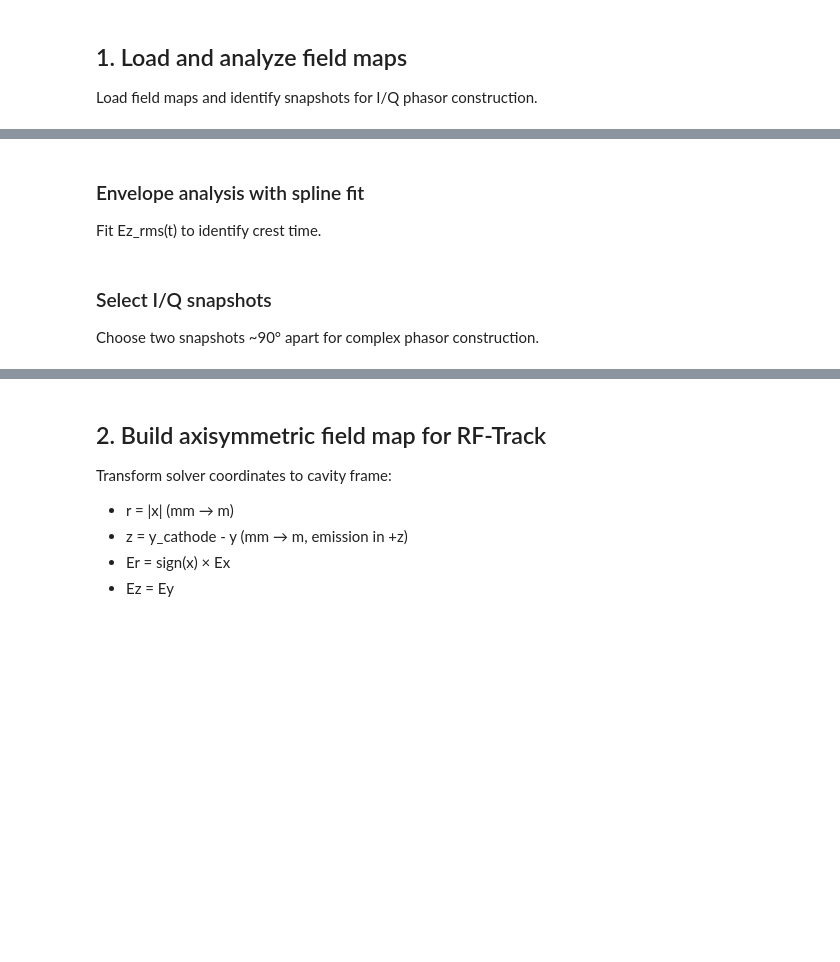
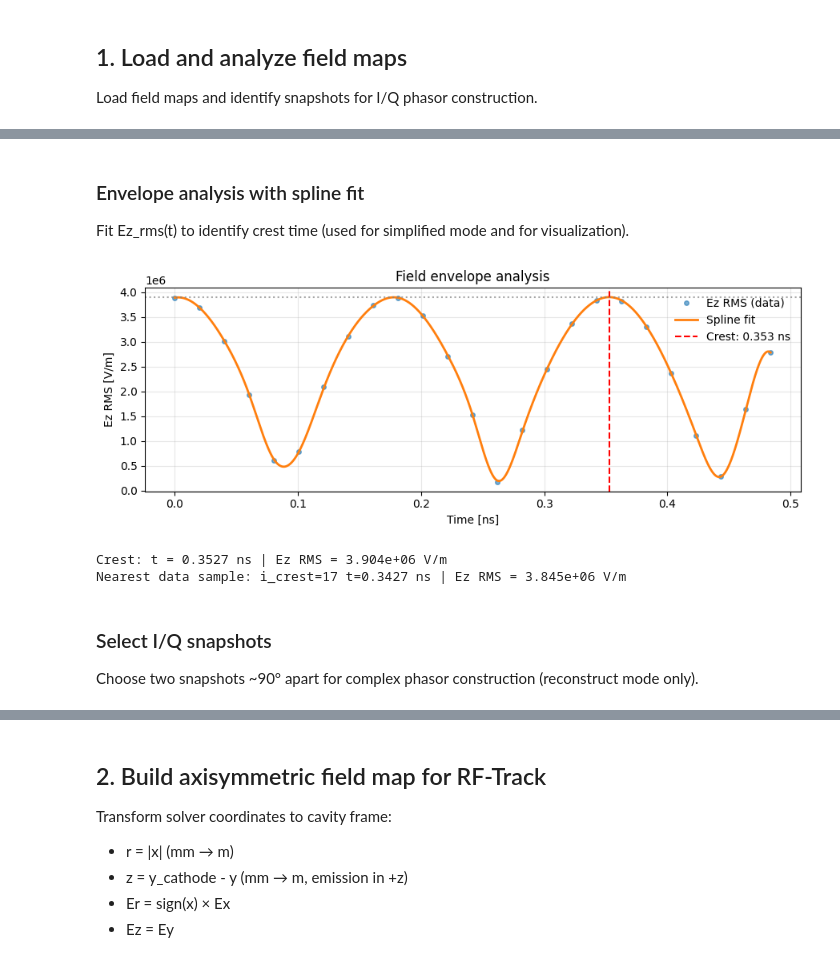
Before and after one commit to Ioniels/RF-TRACK_UH_ThermionicRFgun, a Jupyter notebook: UH_gun_tracking_demo.ipynb, the cells around one changed output, grey strips where cells are left out. Cells and saved outputs as stored; diff of their text form; code cells hidden in the pictures; blank space fills up the shorter version.

```diff
--- a/UH_gun_tracking_demo.ipynb
+++ b/UH_gun_tracking_demo.ipynb
@@ -131,33 +177,39 @@ print(f"Peak envelope: {Ez_peak:.3e} V/m")
 # %% [markdown]
 ### Envelope analysis with spline fit
 
-Fit Ez_rms(t) to identify crest time.
+Fit Ez_rms(t) to identify crest time (used for simplified mode and for visualization).
 # %%
 s_factor = 1e-4 * Ez_rms.var() * Ez_rms.size
 spl = UnivariateSpline(t_ns, Ez_rms, s=s_factor)
 t_fit = np.linspace(t_ns[0], t_ns[-1], 8000)
 Ez_fit = spl(t_fit)
 
 i_crest = int(np.argmax(Ez_fit))
 t_crest = t_fit[i_crest]
 E_crest = Ez_fit[i_crest]
 
 fig, ax = plt.subplots(figsize=(9, 3.5))
 ax.plot(t_ns, Ez_rms, 'o', ms=4, alpha=0.6, label='Ez RMS (data)')
 ax.plot(t_fit, Ez_fit, '-', lw=2, label='Spline fit')
 ax.axvline(t_crest, ls='--', color='red', lw=1.5, label=f'Crest: {t_crest:.3f} ns')
 ax.axhline(E_crest, ls=':', color='gray', alpha=0.7)
 ax.set_xlabel('Time [ns]')
 ax.set_ylabel('Ez RMS [V/m]')
 ax.set_title('Field envelope analysis')
 ax.legend(frameon=False, loc='upper right')
 ax.grid(alpha=0.3)
 plt.tight_layout()
 plt.show()
 
 print(f"Crest: t = {t_crest:.4f} ns | Ez RMS = {E_crest:.3e} V/m")
+i_crest_data = int(np.argmin(np.abs(t_ns - t_crest)))
+print(f"Nearest data sample: i_crest={i_crest_data} t={t_ns[i_crest_data]:.4f} ns | Ez RMS = {Ez_rms[i_crest_data]:.3e} V/m")
+# %% [output]
+[figure, added]
+Crest: t = 0.3527 ns | Ez RMS = 3.904e+06 V/m
+Nearest data sample: i_crest=17 t=0.3427 ns | Ez RMS = 3.845e+06 V/m
 # %% [markdown]
 ### Select I/Q snapshots
 
-Choose two snapshots ~90° apart for complex phasor construction.
+Choose two snapshots ~90° apart for complex phasor construction (reconstruct mode only).
 # %%
```
Also changed, not shown: parts of 22 cells of this notebook, 4 other files.
